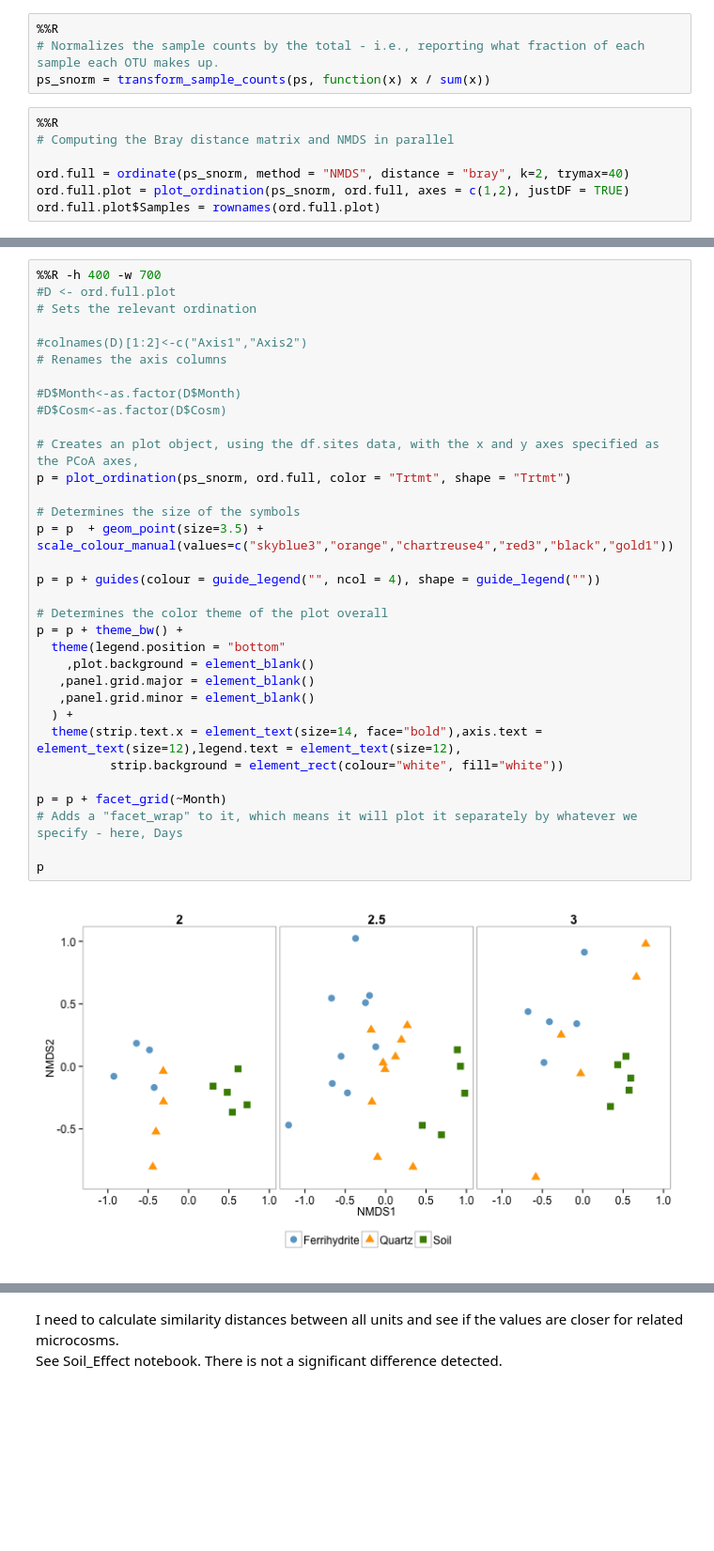
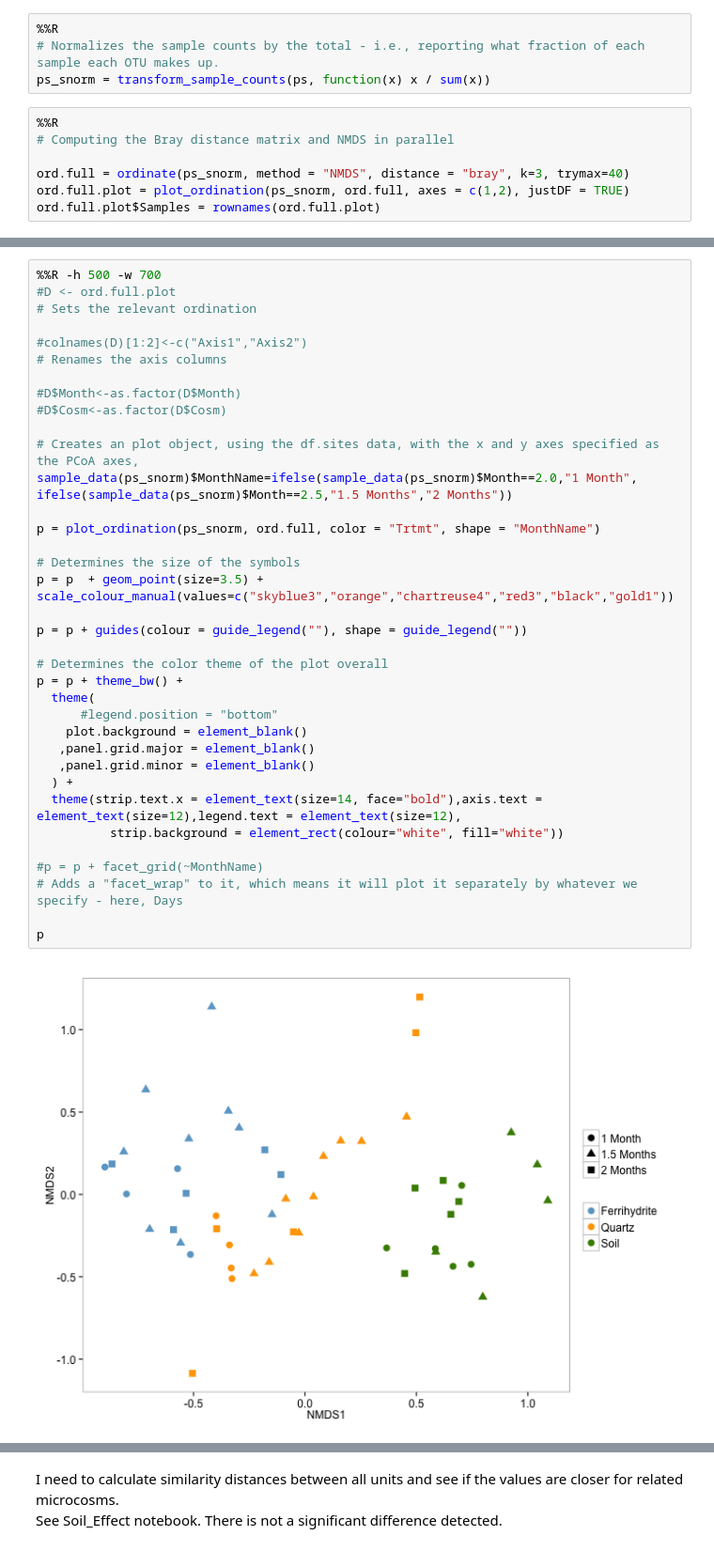
Before and after one commit to TheaWhitman/MineralITS, a Jupyter notebook: manuscript_figures/Ordination_plots.ipynb, the cells around one changed output, grey strips where cells are left out. Shown at 94% size. Drawn from its saved outputs; the diff is of its cells as text; blank space fills up the shorter version.

```diff
--- a/manuscript_figures/Ordination_plots.ipynb
+++ b/manuscript_figures/Ordination_plots.ipynb
@@ -71,7 +71,7 @@ ps_snorm = transform_sample_counts(ps, function(x) x / sum(x))
 %%R
 # Computing the Bray distance matrix and NMDS in parallel
 
-ord.full = ordinate(ps_snorm, method = "NMDS", distance = "bray", k=2, trymax=40)
+ord.full = ordinate(ps_snorm, method = "NMDS", distance = "bray", k=3, trymax=40)
 ord.full.plot = plot_ordination(ps_snorm, ord.full, axes = c(1,2), justDF = TRUE)
 ord.full.plot$Samples = rownames(ord.full.plot)
 # %% [output]
@@ -89,36 +86,39 @@ Run 5 stress 0.2245516
 *** Solution reached
 # %%
-%%R -h 400 -w 700
+%%R -h 500 -w 700
 #D <- ord.full.plot
 # Sets the relevant ordination
 
 #colnames(D)[1:2]<-c("Axis1","Axis2")
 # Renames the axis columns
 
 #D$Month<-as.factor(D$Month)
 #D$Cosm<-as.factor(D$Cosm)
 
 # Creates an plot object, using the df.sites data, with the x and y axes specified as the PCoA axes,
-p = plot_ordination(ps_snorm, ord.full, color = "Trtmt", shape = "Trtmt")
+sample_data(ps_snorm)$MonthName=ifelse(sample_data(ps_snorm)$Month==2.0,"1 Month", ifelse(sample_data(ps_snorm)$Month==2.5,"1.5 Months","2 Months"))
+
+p = plot_ordination(ps_snorm, ord.full, color = "Trtmt", shape = "MonthName")
 
 # Determines the size of the symbols
 p = p  + geom_point(size=3.5) + scale_colour_manual(values=c("skyblue3","orange","chartreuse4","red3","black","gold1"))
 
-p = p + guides(colour = guide_legend("", ncol = 4), shape = guide_legend(""))
+p = p + guides(colour = guide_legend(""), shape = guide_legend(""))
 
 # Determines the color theme of the plot overall
 p = p + theme_bw() +
-  theme(legend.position = "bottom"
-    ,plot.background = element_blank()
+  theme(
+      #legend.position = "bottom"
+    plot.background = element_blank()
    ,panel.grid.major = element_blank()
    ,panel.grid.minor = element_blank()
   ) +
   theme(strip.text.x = element_text(size=14, face="bold"),axis.text = element_text(size=12),legend.text = element_text(size=12),
           strip.background = element_rect(colour="white", fill="white"))
 
-p = p + facet_grid(~Month)
+#p = p + facet_grid(~MonthName)
 # Adds a "facet_wrap" to it, which means it will plot it separately by whatever we specify - here, Days
 
 p
 # %% [output]
-[figure, old version]
+[figure, new version]
```
Also changed, not shown: parts of 3 cells of this notebook, 9 other files.
